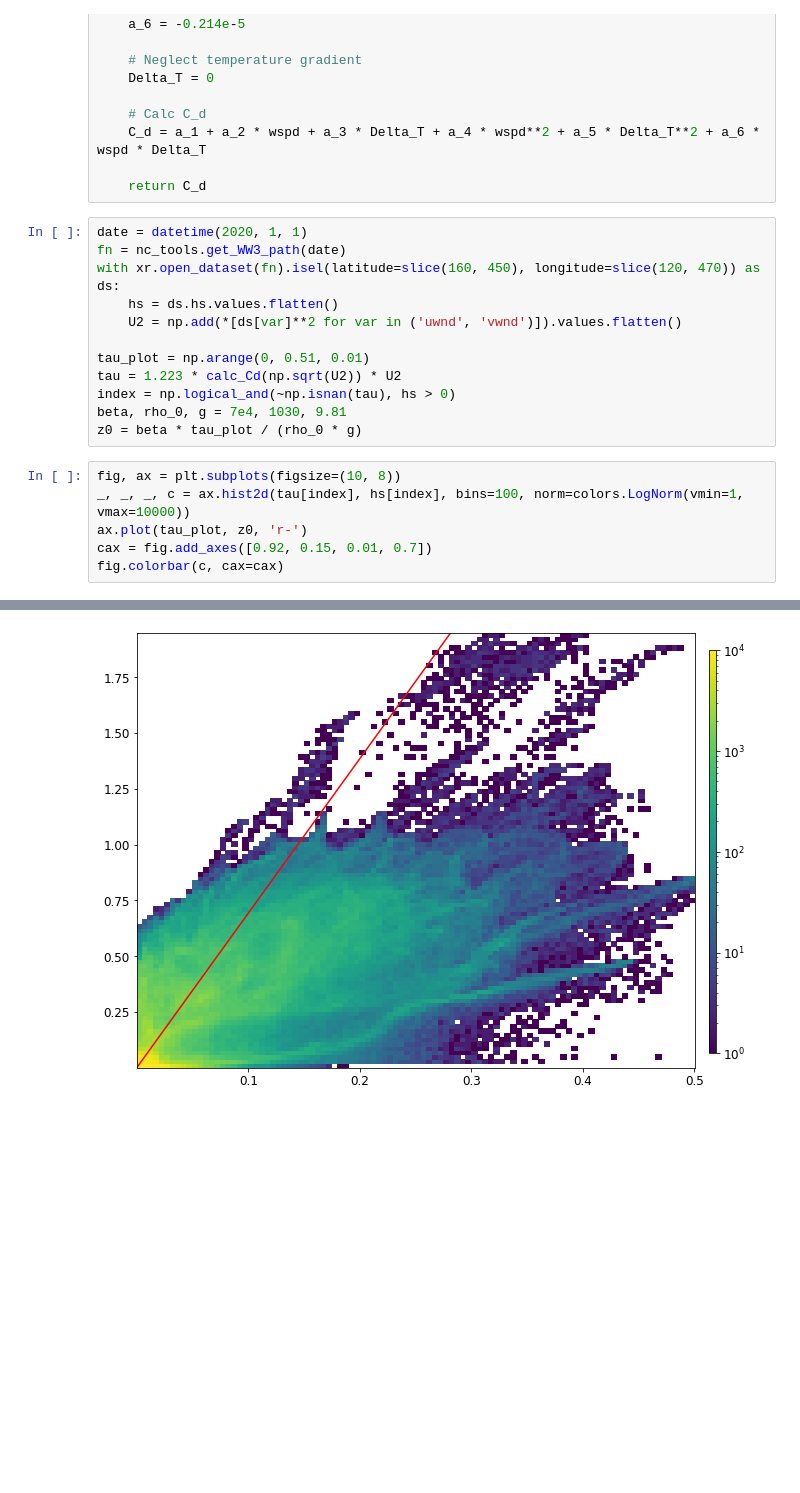
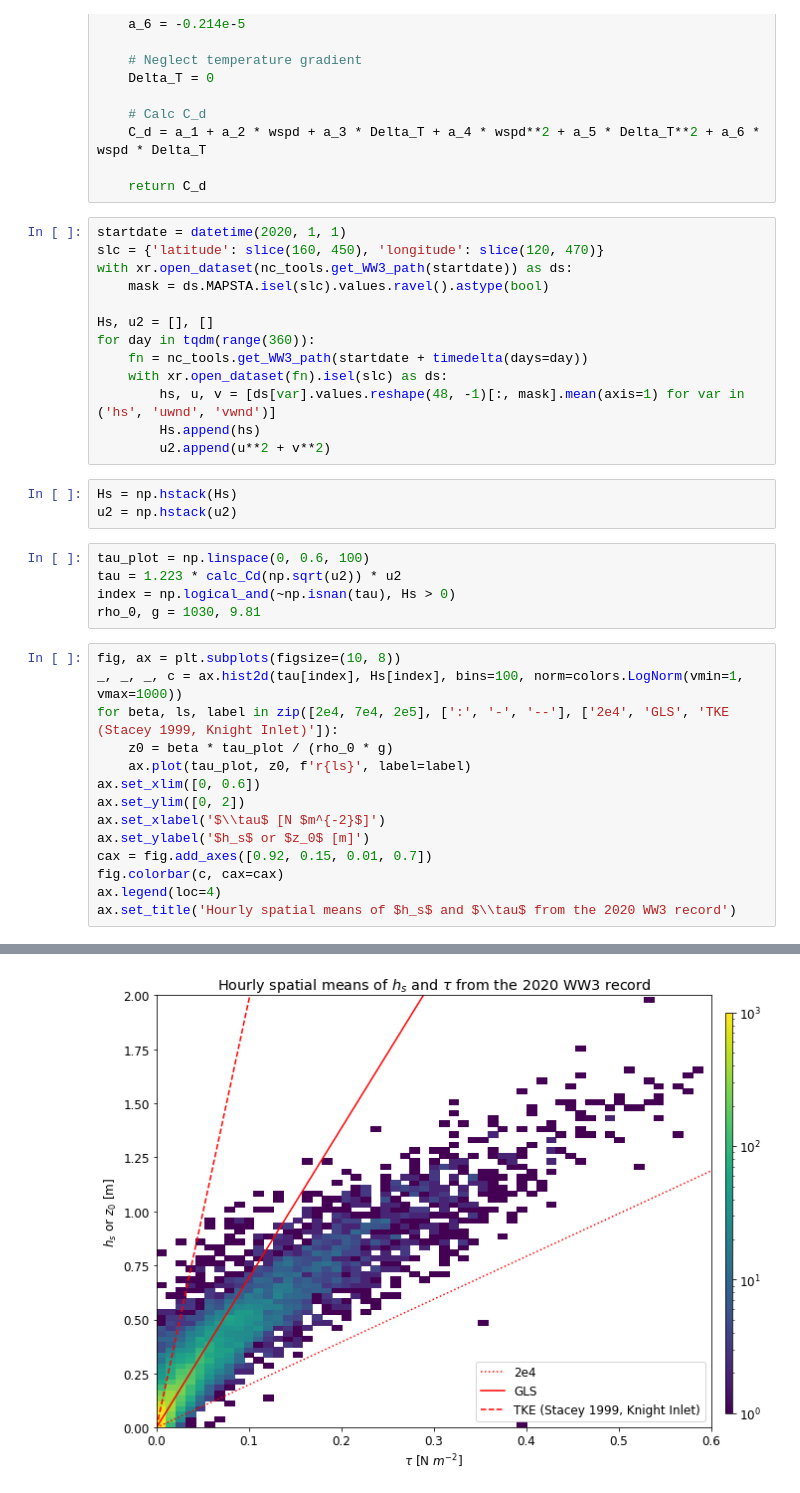
Before and after one commit to SalishSeaCast/analysis-ben, a Jupyter notebook: notebooks/wavemixing.ipynb, the cells around one changed output, grey strips where cells are left out. Saved outputs shown, nothing was run; the diff lists cells and outputs as text; blank space fills up the shorter version.

```diff
--- a/notebooks/wavemixing.ipynb
+++ b/notebooks/wavemixing.ipynb
@@ -73,22 +74,39 @@ def calc_Cd(wspd):
     C_d = a_1 + a_2 * wspd + a_3 * Delta_T + a_4 * wspd**2 + a_5 * Delta_T**2 + a_6 * wspd * Delta_T
 
     return C_d
-# %%
-date = datetime(2020, 1, 1)
-fn = nc_tools.get_WW3_path(date)
-with xr.open_dataset(fn).isel(latitude=slice(160, 450), longitude=slice(120, 470)) as ds:
-    hs = ds.hs.values.flatten()
-    U2 = np.add(*[ds[var]**2 for var in ('uwnd', 'vwnd')]).values.flatten()
-
-tau_plot = np.arange(0, 0.51, 0.01)
-tau = 1.223 * calc_Cd(np.sqrt(U2)) * U2
-index = np.logical_and(~np.isnan(tau), hs > 0)
-beta, rho_0, g = 7e4, 1030, 9.81
-z0 = beta * tau_plot / (rho_0 * g)
+# %%
+startdate = datetime(2020, 1, 1)
+slc = {'latitude': slice(160, 450), 'longitude': slice(120, 470)}
+with xr.open_dataset(nc_tools.get_WW3_path(startdate)) as ds:
+    mask = ds.MAPSTA.isel(slc).values.ravel().astype(bool)
+
+Hs, u2 = [], []
+for day in tqdm(range(360)):
+    fn = nc_tools.get_WW3_path(startdate + timedelta(days=day))
+    with xr.open_dataset(fn).isel(slc) as ds:
+        hs, u, v = [ds[var].values.reshape(48, -1)[:, mask].mean(axis=1) for var in ('hs', 'uwnd', 'vwnd')]
+        Hs.append(hs)
+        u2.append(u**2 + v**2)
+# %%
+Hs = np.hstack(Hs)
+u2 = np.hstack(u2)
+# %%
+tau_plot = np.linspace(0, 0.6, 100)
+tau = 1.223 * calc_Cd(np.sqrt(u2)) * u2
+index = np.logical_and(~np.isnan(tau), Hs > 0)
+rho_0, g = 1030, 9.81
 # %%
 fig, ax = plt.subplots(figsize=(10, 8))
-_, _, _, c = ax.hist2d(tau[index], hs[index], bins=100, norm=colors.LogNorm(vmin=1, vmax=10000))
-ax.plot(tau_plot, z0, 'r-')
+_, _, _, c = ax.hist2d(tau[index], Hs[index], bins=100, norm=colors.LogNorm(vmin=1, vmax=1000))
+for beta, ls, label in zip([2e4, 7e4, 2e5], [':', '-', '--'], ['2e4', 'GLS', 'TKE (Stacey 1999, Knight Inlet)']):
+    z0 = beta * tau_plot / (rho_0 * g)
+    ax.plot(tau_plot, z0, f'r{ls}', label=label)
+ax.set_xlim([0, 0.6])
+ax.set_ylim([0, 2])
+ax.set_xlabel('$\\tau$ [N $m^{-2}$]')
+ax.set_ylabel('$h_s$ or $z_0$ [m]')
 cax = fig.add_axes([0.92, 0.15, 0.01, 0.7])
 fig.colorbar(c, cax=cax)
+ax.legend(loc=4)
+ax.set_title('Hourly spatial means of $h_s$ and $\\tau$ from the 2020 WW3 record')
 # %% [output]
@@ -96 +114 @@ fig.colorbar(c, cax=cax)
-[figure, old version]
+[figure, new version]
```
Also changed, not shown: parts of 5 cells of this notebook, 2 other files.
